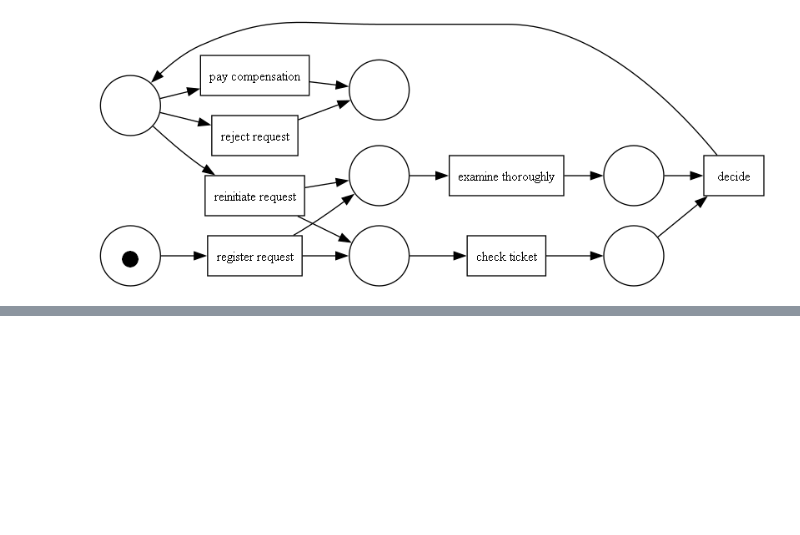
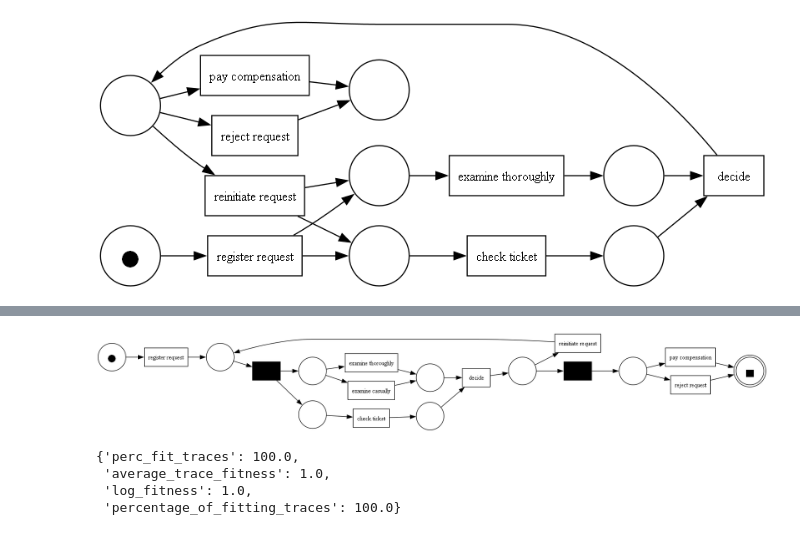
Before and after one commit to gabriellaserra/Process-mining-novo, a Jupyter notebook: Notebooks/betsabe.ipynb, the cells around one changed output, grey strips where cells are left out. Cells and saved outputs as stored; diff of their text form; code cells hidden in the pictures; blank space fills up the shorter version.

```diff
--- a/Notebooks/betsabe.ipynb
+++ b/Notebooks/betsabe.ipynb
@@ -217,0 +218,21 @@ TypeError: 'PetriNet' object is not iterable
+# %%
+# modelDataframePmnl, start, end =  pm4py.read_pnml('C:\\Users\\meduarda\\grupo-2-3\\Bases_de_Dados\\running-example-model-convertido.pnml')
+#-------------------------------------------------
+dataframe = pm4py.format_dataframe(pd.read_csv('C:\\Process Mining\\grupo-2\\Bases_de_Dados\\running-example_3.csv', sep=';'), case_id='case_id', activity_key='activity', timestamp_key='timestamp')
+pn, ini, fim = pm4py.discover_petri_net_inductive(dataframe)
+df_problems = pm4py.format_dataframe(pd.read_csv("C:\Process Mining\grupo-2\Bases_de_Dados\exemplo-modificado.csv", sep=';'), case_id='case_id', activity_key='activity', timestamp_key='timestamp')
+
+# declare_model = pm4py.discover_declare(df_problems)
+pm4py.view_petri_net(pn,ini,fim)
+
+conformance = pm4py.fitness_token_based_replay(dataframe, pn, ini, fim)
+conformance
+
+
+# arquivoPnml = pm4py.conformance.conformance_diagnostics_alignments(df_problems, pn, ini, fim)
+# %% [output]
+[figure, added]
+{'perc_fit_traces': 100.0,
+ 'average_trace_fitness': 1.0,
+ 'log_fitness': 1.0,
+ 'percentage_of_fitting_traces': 100.0}
```
Also changed, not shown: parts of 2 cells of this notebook.
